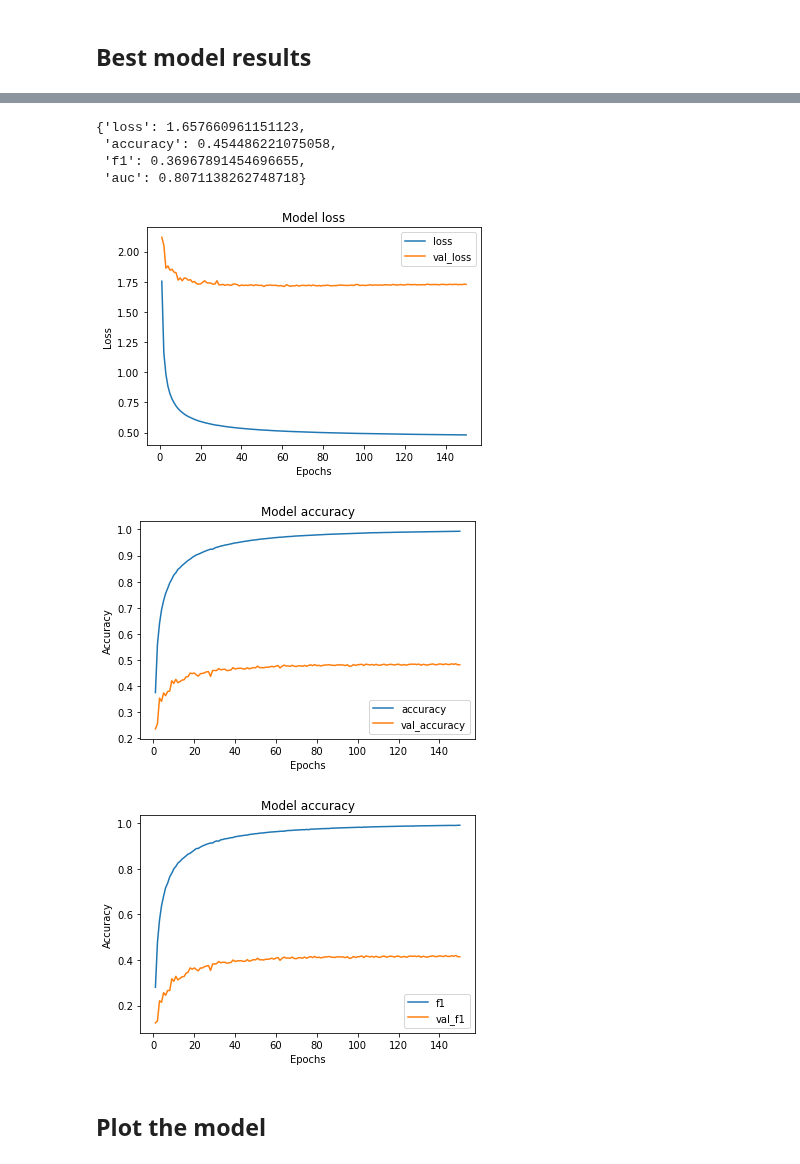
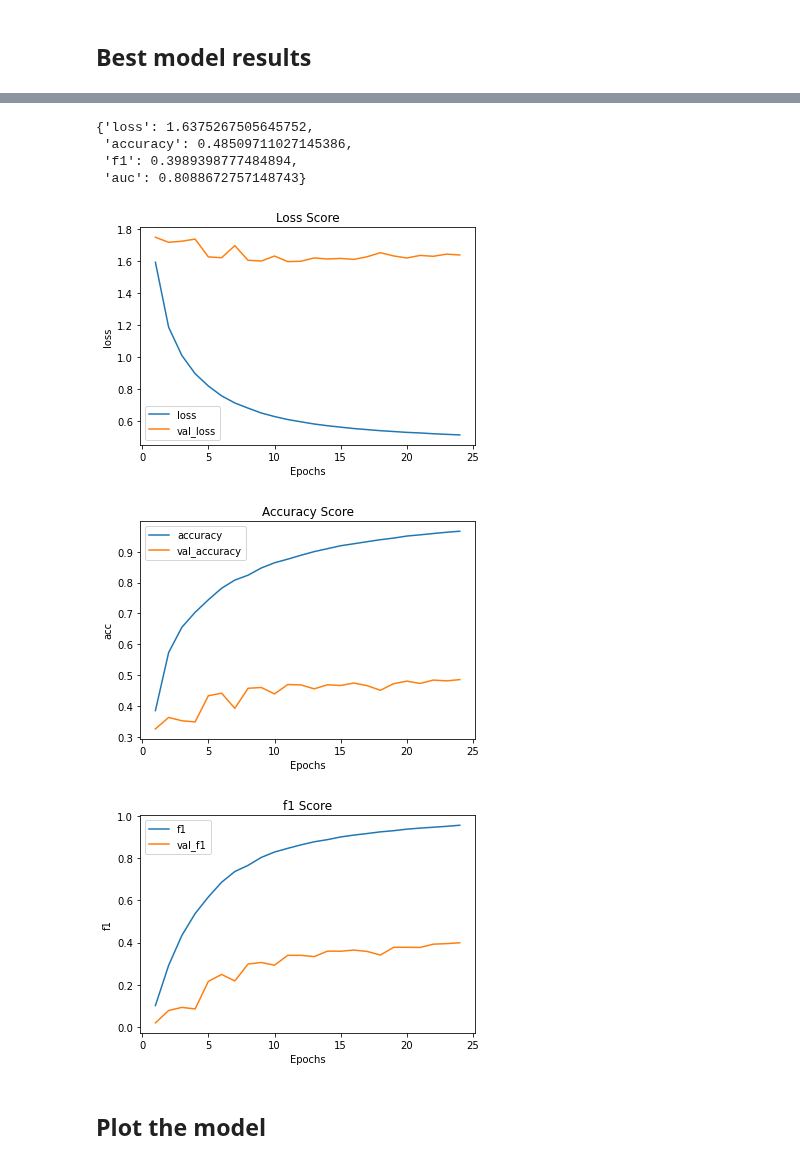
Before and after one commit to ion-elgreco/thesis-FER, a Jupyter notebook: LSTM.ipynb, the cells around one changed output, grey strips where cells are left out. Saved outputs shown, nothing was run; the diff lists cells and outputs as text; code cells hidden in the pictures.

Commit message:
LSTM finished

```diff
--- a/LSTM.ipynb
+++ b/LSTM.ipynb
@@ -51,18 +59,18 @@ seq_val_features, seq_val_labels = reshaper(val_features, val_labels, 150)
 # %%
 # Convert one-hot encoded labels back to label integers
-label_ints = np.argmax(seq_train_labels, axis=2)
+train_label_ints = np.argmax(seq_train_labels, axis=2)
 
 # Compute class weights with sklearn
 class_weights = class_weight.compute_class_weight(
-    "balanced", np.unique(label_ints), label_ints.flatten()
+    "balanced", np.unique(train_label_ints), train_label_ints.flatten()
 )
 d_class_weights = dict(enumerate(class_weights))
 
 # Copy label integer array
-arr = label_ints.copy()
+arr = train_label_ints.copy()
 
 # Pass a 2D array with shape (samples, sequence_length), to apply a different weight to every timestep of every sample
-samples_weights = arr_replacevalue(arr, d_class_weights)
+train_samples_weights = arr_replacevalue(arr, d_class_weights)
 # %% [markdown]
 # Build HP tuner model
 # %%
@@ -155,10 +166,14 @@ tuner.oracle.get_best_trials(num_trials=1)[0].hyperparameters.values
 # %%
 def build_opt_model():
     model = Sequential(name="RNN-LSTM")
-    model.add(layers.InputLayer(input_shape=(seq_train_features.shape[1], seq_train_features.shape[2])))
-    model.add(layers.LSTM(768, return_sequences=True, name="LSTM_1"))
+    model.add(
+        layers.InputLayer(
+            input_shape=(seq_train_features.shape[1], seq_train_features.shape[2])
+        )
+    )
+    model.add(layers.LSTM(1024, return_sequences=True, name="LSTM_1"))
     model.add(layers.LayerNormalization())
-    model.add(layers.LSTM(768, return_sequences=True, name="LSTM_2"))
+    model.add(layers.LSTM(512, return_sequences=True, name="LSTM_2"))
     model.add(layers.Dense(7, activation="softmax", name="Dense_Output"))
     model.compile(
         optimizer="adagrad",
@@ -167,6 +182,7 @@ def build_opt_model():
     )
     return model
 
+
 # Other ok models:
 # 2048 units (layer 1) + 1024 units (layer 2)+ label_smoothing=0.1 (Sequence length: 120)
 # 1024 units (layer 1) + 512 units (layer 2) (Sequence length: 120)
@@ -198,16 +214,14 @@ Trainable params: 21,246,727
 Non-trainable params: 0
 _________________________________________________________________
 # %%
-es = tf.keras.callbacks.EarlyStopping(monitor="val_loss", verbose=1, patience=5)
-
-# AW2_norm_minitrain = AW2_norm_minitrain.prefetch(buffer_size=tf.data.experimental.AUTOTUNE)
+es = tf.keras.callbacks.EarlyStopping(monitor="val_accuracy", verbose=1, patience=6, restore_best_weights=False)
 history_best = cnn_rnn_LSTM.fit(
     seq_train_features,
     seq_train_labels,
-    sample_weight=samples_weights,
+    sample_weight=train_samples_weights,
     validation_data=(seq_val_features, seq_val_labels),
-    epochs=100,
-    callbacks=[es],
+    epochs=24,
+#     callbacks=[es],
     verbose=2,
 )
 # %% [output]
@@ -231,28 +245,30 @@ Epoch 00016: early stopping
 # %%
-results = cnn_rnn_LSTM.evaluate(seq_val_features,
-                                seq_val_labels)
+results = cnn_rnn_LSTM.evaluate(seq_val_features, seq_val_labels, verbose=0)
+dict(zip(cnn_rnn_LSTM.metrics_names, results))
+# %% [output]
+{'loss': 1.6375267505645752,
+ 'accuracy': 0.48509711027145386,
+ 'f1': 0.3989398777484894,
+ 'auc': 0.8088672757148743}
-# %%
-dict(zip(cnn_rnn_LSTM.metrics_names, results))
-# %% [output]
-{'loss': 1.657660961151123,
- 'accuracy': 0.454486221075058,
- 'f1': 0.36967891454696655,
- 'auc': 0.8071138262748718}
 # %%
 model_hist = history_best.history
 
 data_list1 = [model_hist["loss"], model_hist["val_loss"]]
 data_list2 = [model_hist["accuracy"], model_hist["val_accuracy"]]
 data_list3 = [model_hist["f1"], model_hist["val_f1"]]
 labels = [*model_hist.keys()]
 
-plot_history(data_list1, [labels[0], labels[4]], title1, y_label1)
-plot_history(data_list2, [labels[1], labels[5]], title2, y_label2)
-plot_history(data_list3, [labels[2], labels[6]], title2, y_label2)
+title1="Loss Score"
+title2="Accuracy Score"
+title3="f1 Score"
+
+plot_history(data_list1, [labels[0], labels[4]], title1, 'loss')
+plot_history(data_list2, [labels[1], labels[5]], title2, 'acc')
+plot_history(data_list3, [labels[2], labels[6]], title3, 'f1')
 # %% [output]
-[figure, old version]
+[figure, new version]
-[figure, old version]
+[figure, new version]
-[figure, old version]
+[figure, new version]
 # %% [markdown]
 ## Plot the model
 # %%
```
Also changed, not shown: parts of 10 cells of this notebook, 1 other file.
